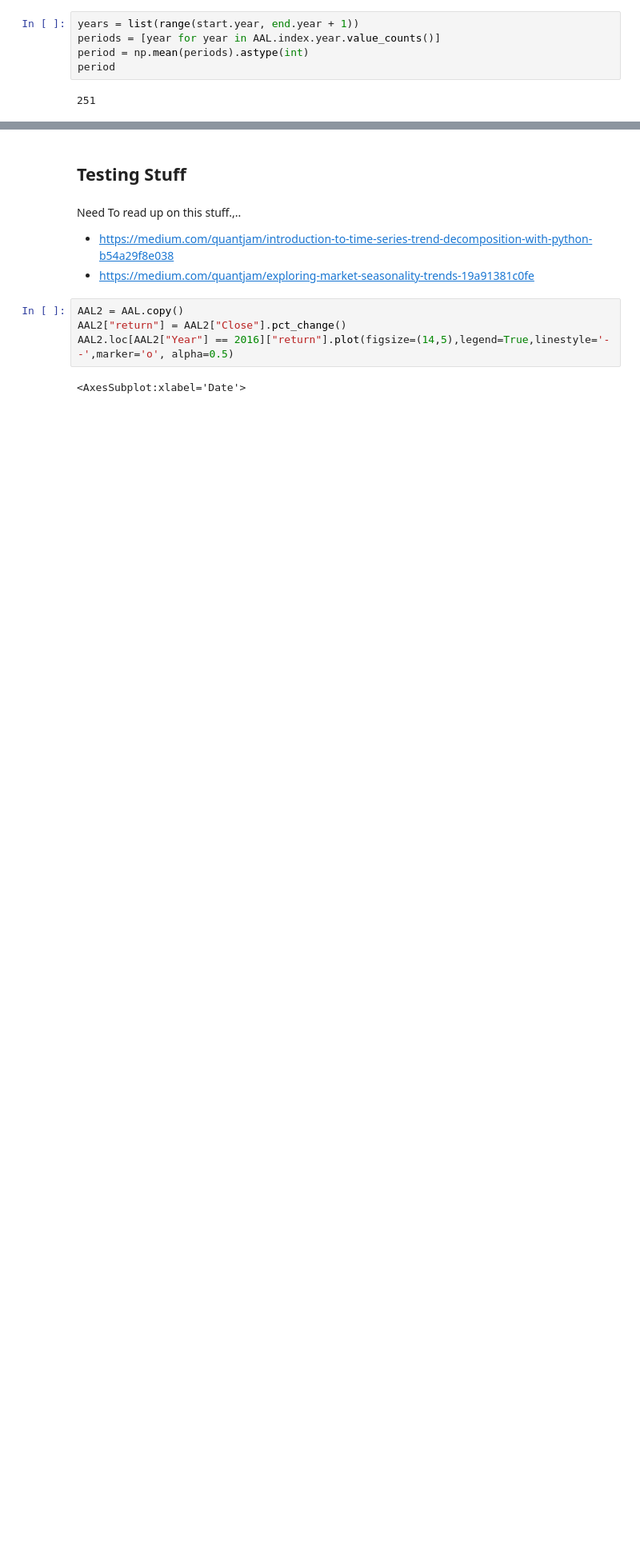
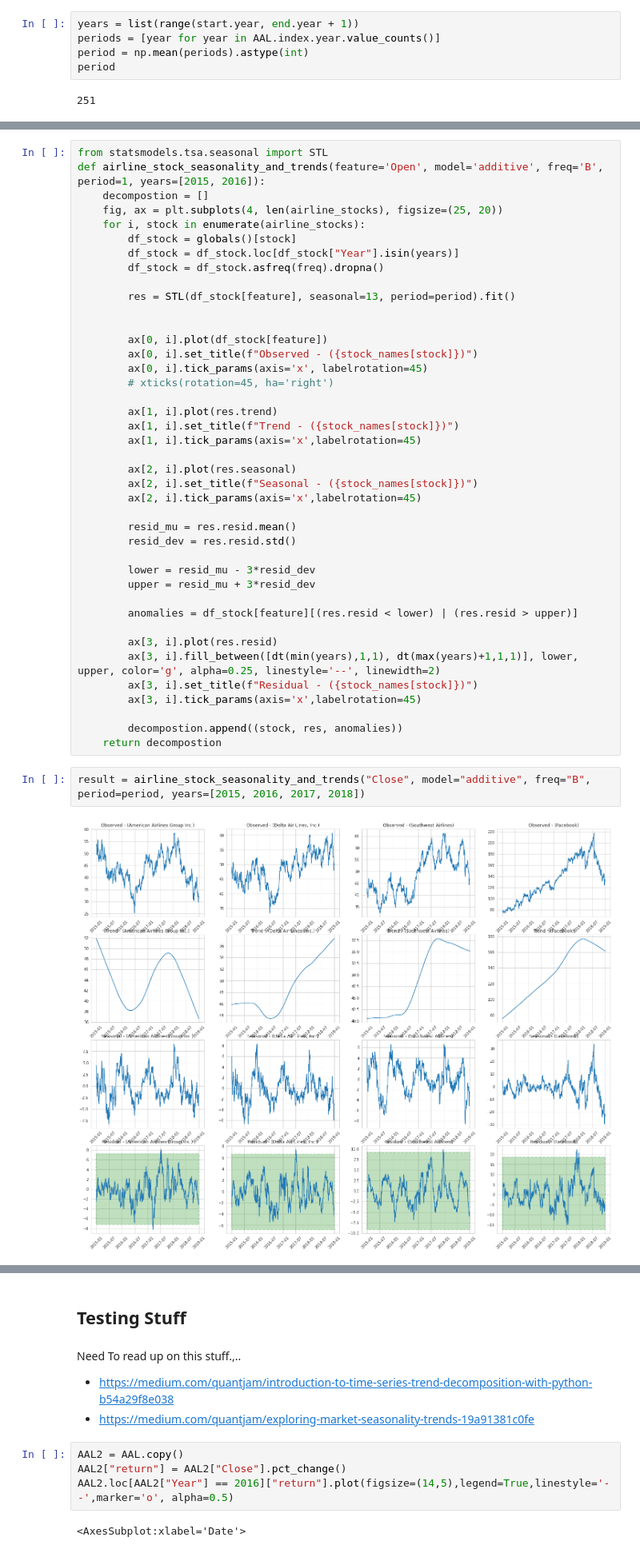
Before and after one commit to YohannesDK/DAT550-Project, a Jupyter notebook: test.ipynb, the cells around one changed output, grey strips where cells are left out. Shown at 80% size. Saved outputs shown, nothing was run; the diff lists cells and outputs as text; blank space fills up the shorter version.

```diff
--- a/test.ipynb
+++ b/test.ipynb
@@ -215,0 +216,45 @@ airline_stock_seasonality_and_trends("Close", model="additive", freq="B", period
+# %%
+from statsmodels.tsa.seasonal import STL
+def airline_stock_seasonality_and_trends(feature='Open', model='additive', freq='B', period=1, years=[2015, 2016]):
+    decompostion = []
+    fig, ax = plt.subplots(4, len(airline_stocks), figsize=(25, 20))
+    for i, stock in enumerate(airline_stocks):
+        df_stock = globals()[stock]
+        df_stock = df_stock.loc[df_stock["Year"].isin(years)]
+        df_stock = df_stock.asfreq(freq).dropna()
+
+        res = STL(df_stock[feature], seasonal=13, period=period).fit()
+
+
+        ax[0, i].plot(df_stock[feature])
+        ax[0, i].set_title(f"Observed - ({stock_names[stock]})")
+        ax[0, i].tick_params(axis='x', labelrotation=45)
+        # xticks(rotation=45, ha='right')
+
+        ax[1, i].plot(res.trend)
+        ax[1, i].set_title(f"Trend - ({stock_names[stock]})")
+        ax[1, i].tick_params(axis='x',labelrotation=45)
+
+        ax[2, i].plot(res.seasonal)
+        ax[2, i].set_title(f"Seasonal - ({stock_names[stock]})")
+        ax[2, i].tick_params(axis='x',labelrotation=45)
+
+        resid_mu = res.resid.mean()
+        resid_dev = res.resid.std()
+
+        lower = resid_mu - 3*resid_dev
+        upper = resid_mu + 3*resid_dev
+
+        anomalies = df_stock[feature][(res.resid < lower) | (res.resid > upper)]
+
+        ax[3, i].plot(res.resid)
+        ax[3, i].fill_between([dt(min(years),1,1), dt(max(years)+1,1,1)], lower, upper, color='g', alpha=0.25, linestyle='--', linewidth=2)
+        ax[3, i].set_title(f"Residual - ({stock_names[stock]})")
+        ax[3, i].tick_params(axis='x',labelrotation=45)
+
+        decompostion.append((stock, res, anomalies))
+    return decompostion
+# %%
+result = airline_stock_seasonality_and_trends("Close", model="additive", freq="B", period=period, years=[2015, 2016, 2017, 2018])
+# %% [output]
+[figure, added]
```
Also changed, not shown: parts of 13 cells of this notebook, 1 other file.
